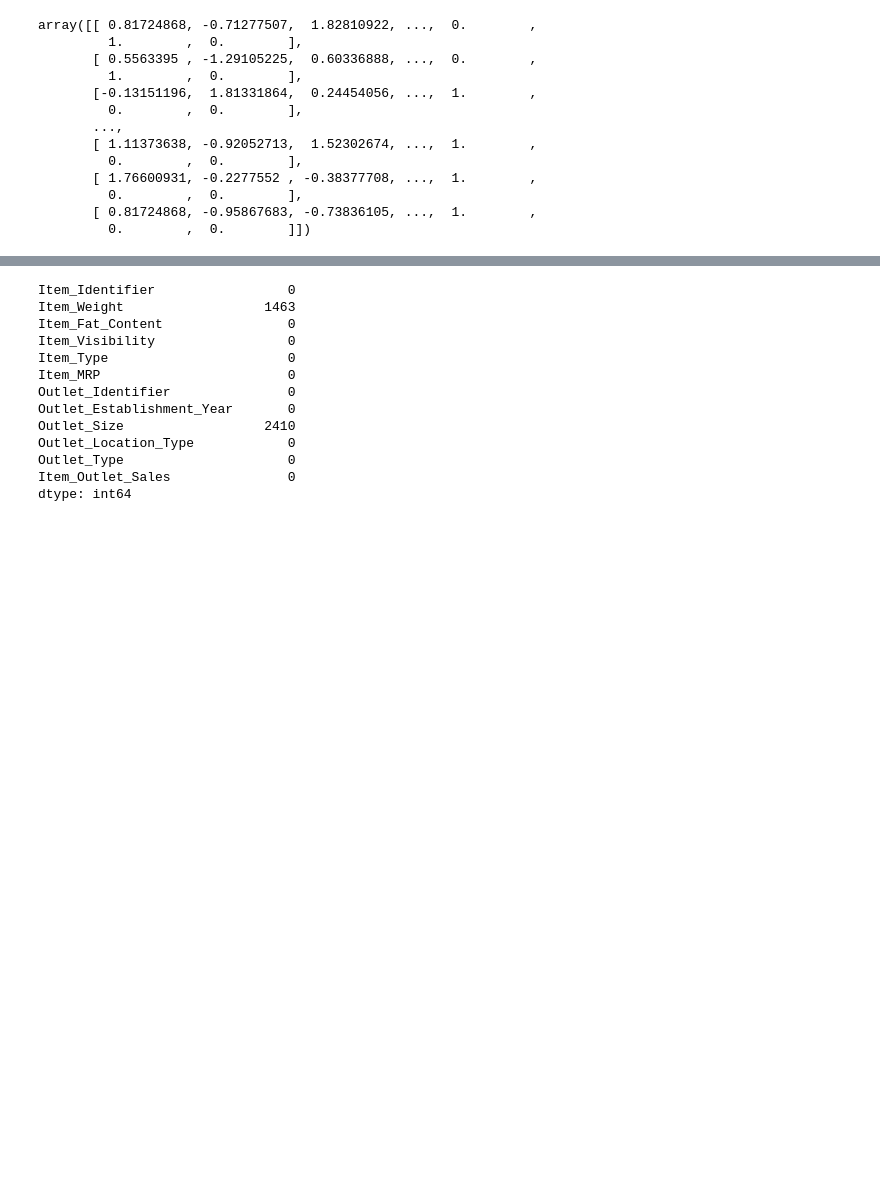
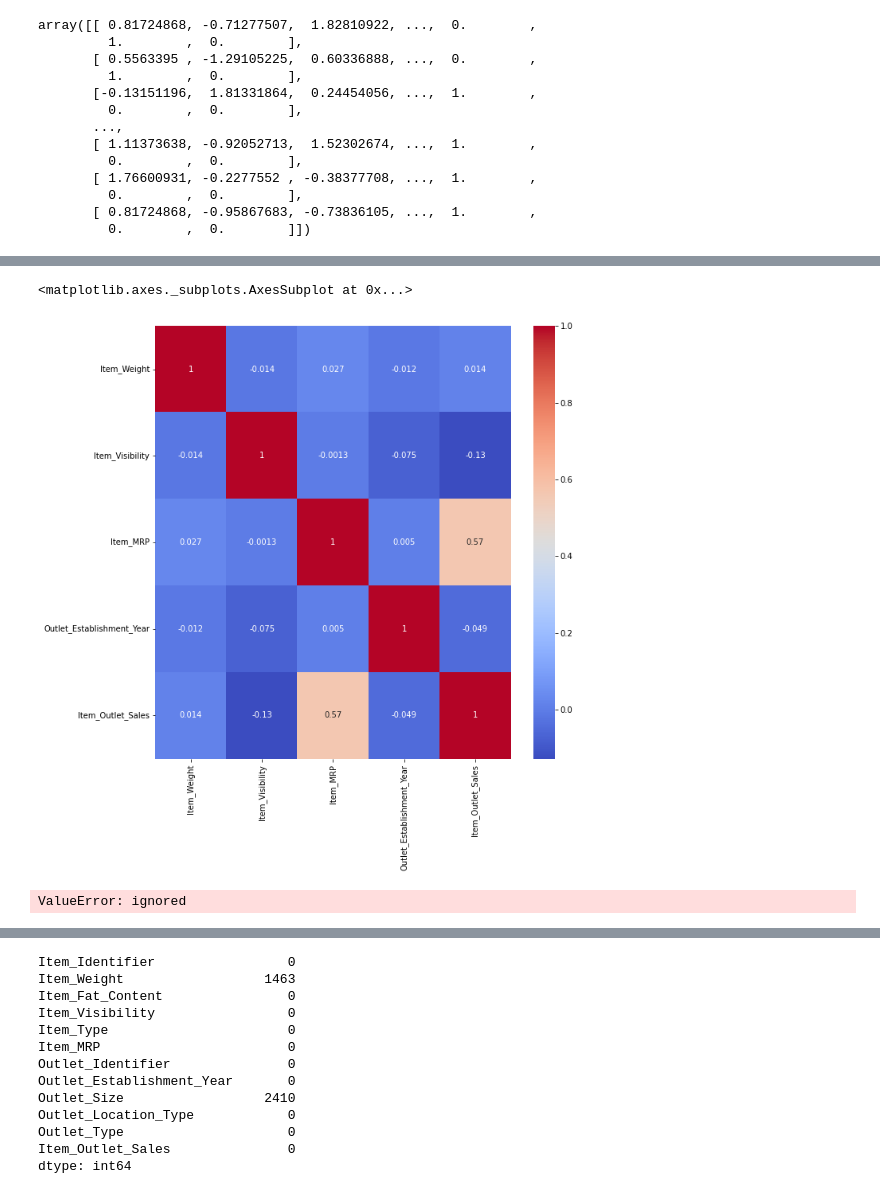
Before and after one commit to JessicaGreen22/food-sales-location-predictions, a Jupyter notebook: Food_Sales_predictions.ipynb, the cells around one changed output, grey strips where cells are left out. Cells and saved outputs as stored; diff of their text form; code cells hidden in the pictures; blank space fills up the shorter version.

```diff
--- a/Food_Sales_predictions.ipynb
+++ b/Food_Sales_predictions.ipynb
@@ -237,3 +245,6 @@ array([[ 0.81724868, -0.71277507,  1.82810922, ...,  0.        ,
          0.        ,  0.        ],
        [ 0.81724868, -0.95867683, -0.73836105, ...,  1.        ,
          0.        ,  0.        ]])
+# %%
+corr = df.corr()
+corr
@@ -239,0 +258,7 @@ array([[ 0.81724868, -0.71277507,  1.82810922, ...,  0.        ,
+# %%
+#correlation to show the most correlation between data
+plt.figure(figsize=(10, 10))
+sns.heatmap(corr, cmap= 'coolwarm', annot=True)
+# %% [output]
+<matplotlib.axes._subplots.AxesSubplot at 0x...>
+[figure, added]
@@ -239,0 +268,4 @@ array([[ 0.81724868, -0.71277507,  1.82810922, ...,  0.        ,
+# %%
+reg.fit(X_train, y_train)
+# %% [output]
+ValueError: ignored
```
Also changed, not shown: parts of 36 cells of this notebook.
